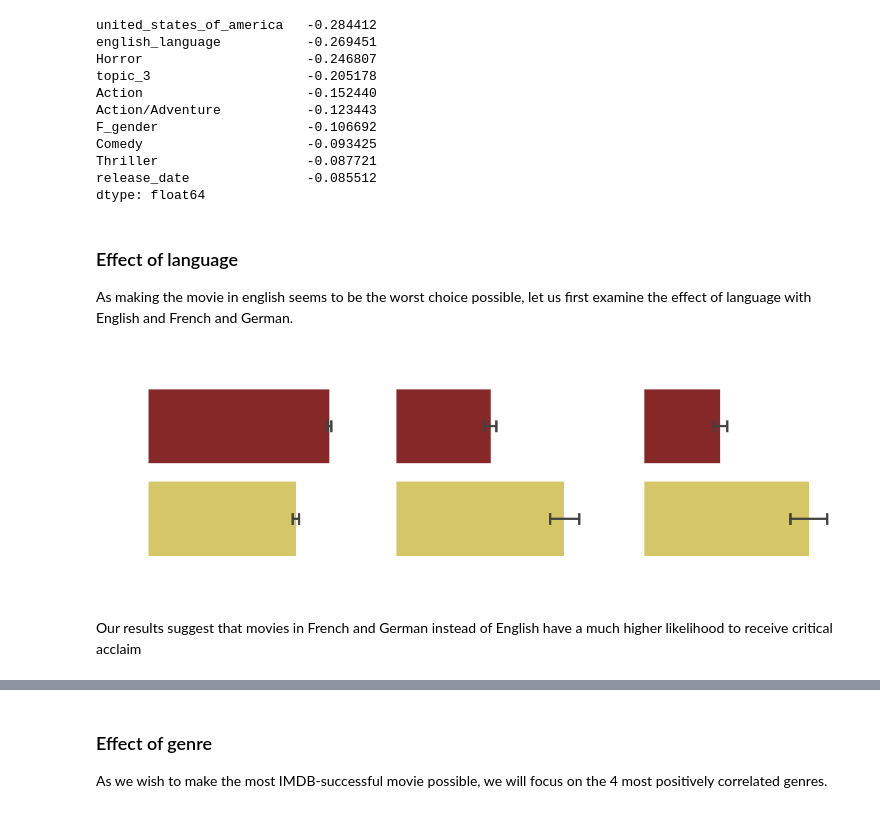
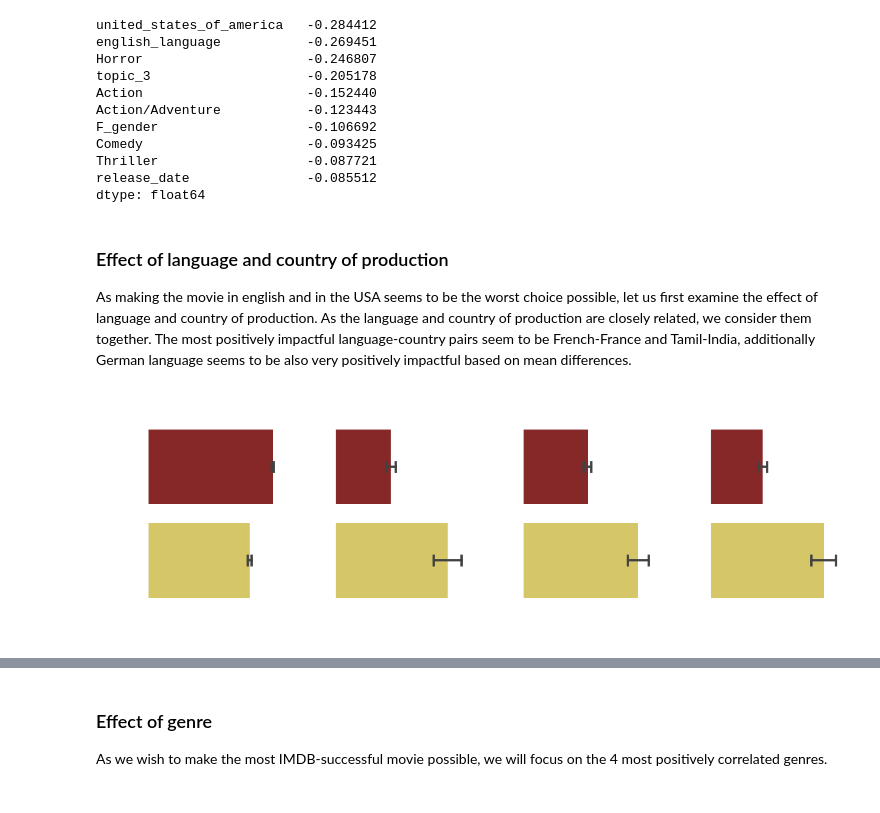
Before and after one commit to epfl-ada/ada-2022-project-adlucere2022, a Jupyter notebook: src/final_statistical_analysis.ipynb, the cells around one changed output, grey strips where cells are left out. Drawn from its saved outputs; the diff is of its cells as text; code cells hidden in the pictures.

Commit message:
Country and language analysis condensed into one

```diff
--- a/src/final_statistical_analysis.ipynb
+++ b/src/final_statistical_analysis.ipynb
@@ -365,23 +365,21 @@ Thriller                   -0.087721
 release_date               -0.085512
 dtype: float64
 # %% [markdown]
-### Effect of language
-As making the movie in english seems to be the worst choice possible, let us first examine the effect of language with English and French and German.
+### Effect of language and country of production
+As making the movie in english and in the USA seems to be the worst choice possible, let us first examine the effect of language and country of production. As the language and country of production are closely related, we consider them together. The most positively impactful language-country pairs seem to be French-France and Tamil-India, additionally German language seems to be also very positively impactful based on mean differences.
 # %%
-cols = ["english_language", "french_language", "german_language"]
+cols = ["english_language", "tamil_language", "french_language", "german_language"]
 
 fig, axs = plt.subplots(1, len(cols), figsize = (12, 4), dpi = 100)
 
 axs = axs.flatten()
 
 for ax, col in zip(axs, cols):
     sns.barplot(ax = ax, data=stat_data, y="rating", x= col, palette = [fig_color,fig_color_1], capsize = 0.1)
 
 plt.suptitle("Language impact on imdb score")
 plt.tight_layout()
 plt.savefig(path + '../figs/language_impact_imdb.png',bbox_inches = 'tight')
 plt.show()
 # %% [output]
-[figure, old version]
+[figure, new version]
-# %% [markdown]
-Our results suggest that movies in French and German instead of English have a much higher likelihood to receive critical acclaim
```
Also changed, not shown: parts of 9 cells of this notebook.
